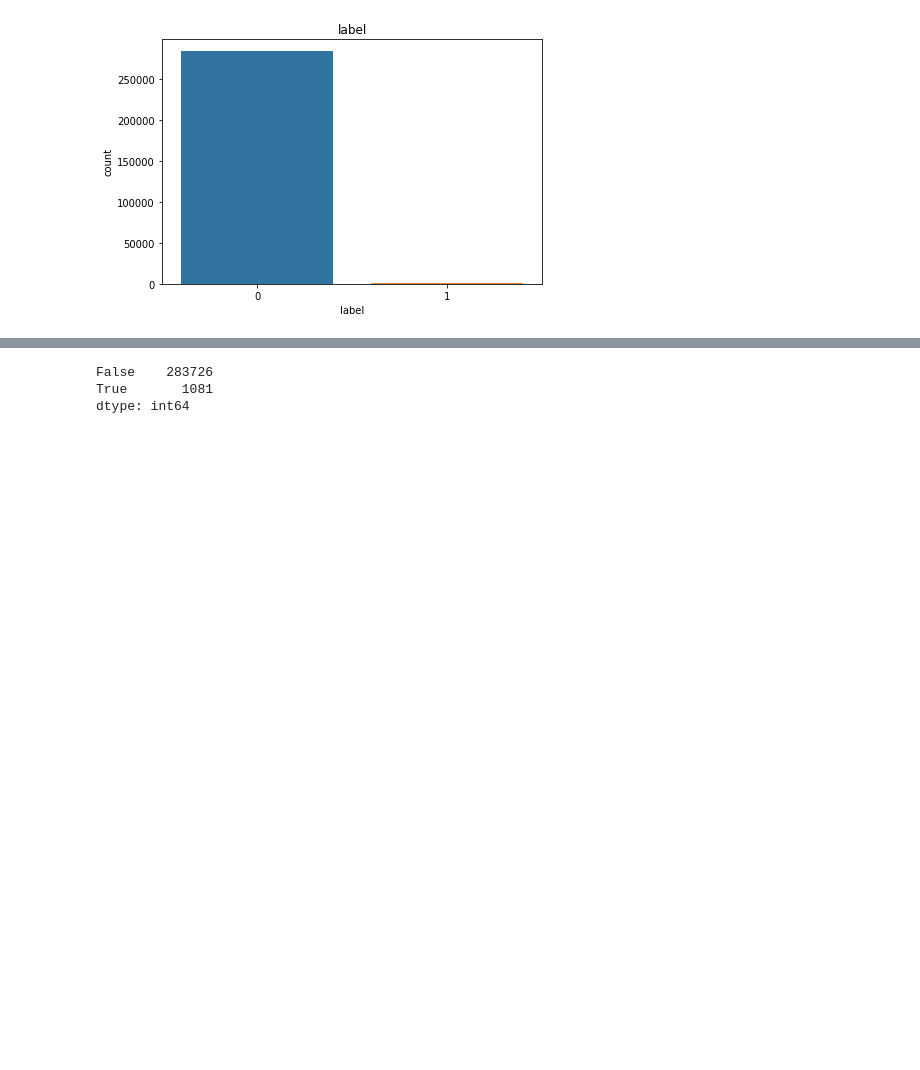
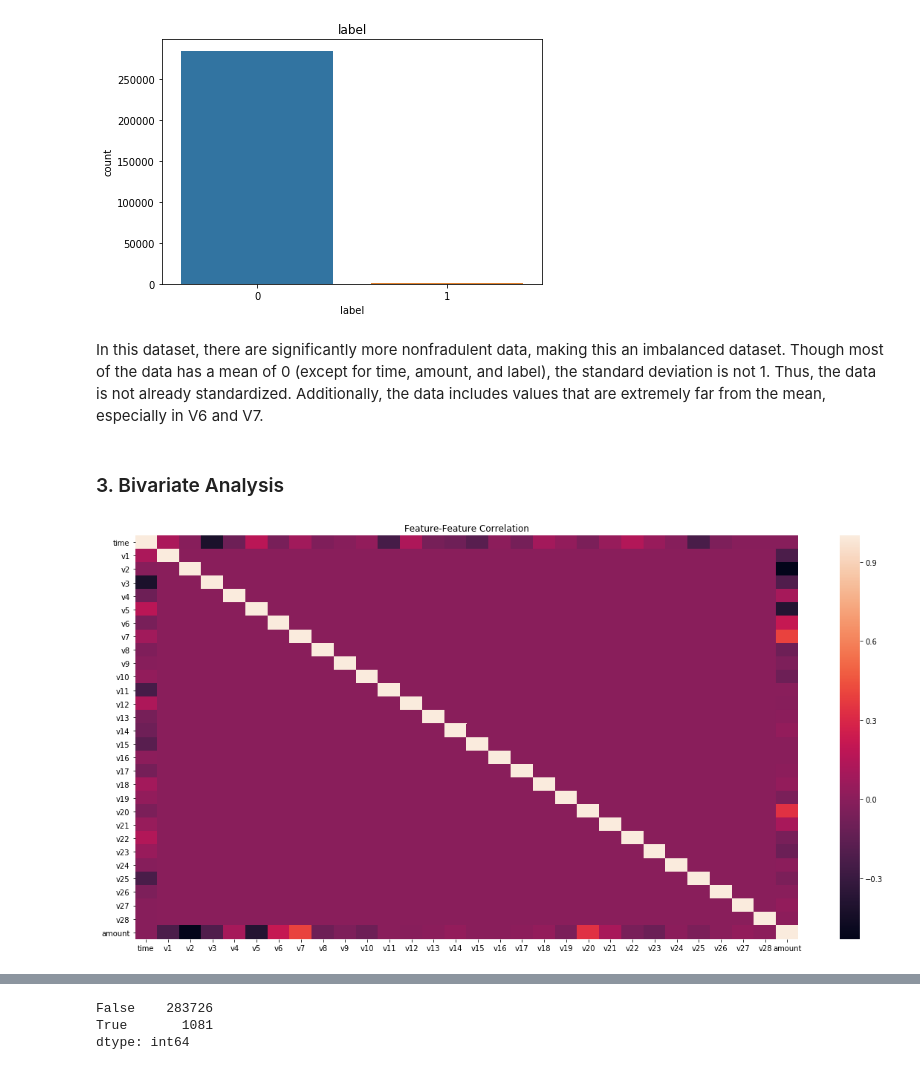
Before and after one commit to tobyzl2/Credit-Card-Fraud-Classification, a Jupyter notebook: credit_card_fraud_classification.ipynb, the cells around one changed output, grey strips where cells are left out. Cells and saved outputs as stored; diff of their text form; code cells hidden in the pictures; blank space fills up the shorter version.

Commit message:
added bivariate analysis and missing values imputation to EDA

```diff
--- a/credit_card_fraud_classification.ipynb
+++ b/credit_card_fraud_classification.ipynb
@@ -59,0 +56,10 @@ array([0, 1])
+# %%
+# Splitting features and labels
+features = dataset.drop("label", axis = 1)
+labels = dataset["label"]
+
+# Checking for number of unique labels
+print("Unique Labels: {}\n".format(labels.unique()))
+
+# Check if features are all continuous (float64)
+print("Feature Datatypes: \n{}".format(features.dtypes.value_counts()))
@@ -111,3 +122,15 @@ for col in dataset.columns:
 plt.show()
 # %% [output]
 [figure]
+# %% [markdown]
+In this dataset, there are significantly more nonfradulent data, making this an imbalanced dataset.  Though most of the data has a mean of 0 (except for time, amount, and label), the standard deviation is not 1.  Thus, the data is not already standardized.  Additionally, the data includes values that are extremely far from the mean, especially in V6 and V7.
+# %% [markdown]
+### 3. Bivariate Analysis
+# %%
+# Feature-feature correlation heatmap
+plt.figure(figsize=(20, 10))
+plt.title("Feature-Feature Correlation")
+sns.heatmap(features.corr())
+plt.show()
+# %% [output]
+[figure, added]
```
Also changed, not shown: parts of 29 cells of this notebook.
